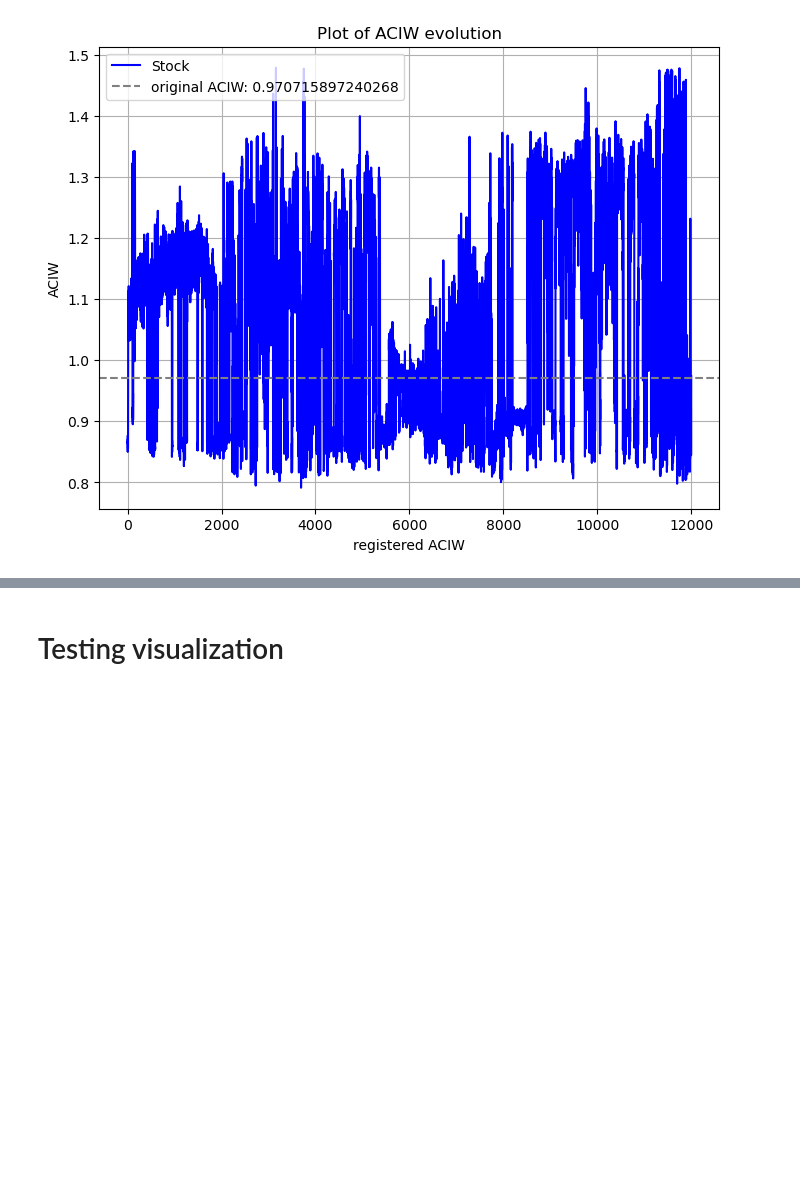
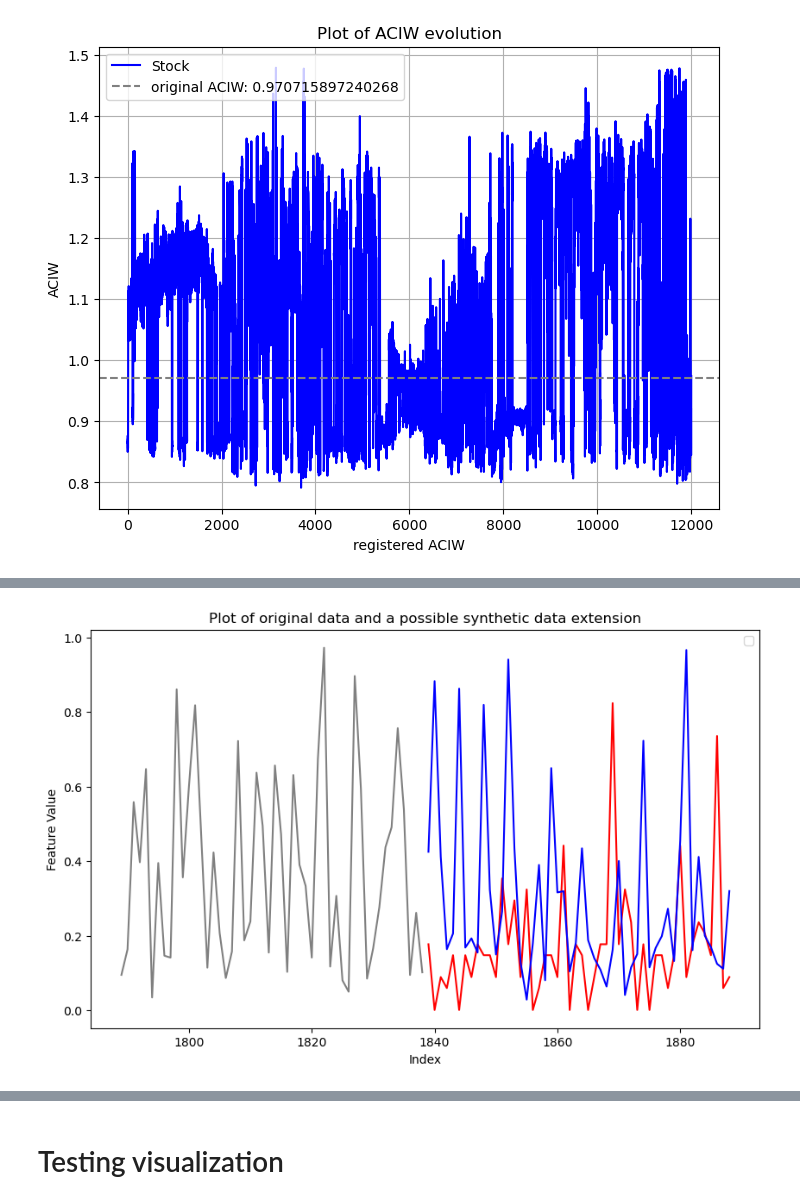
Before and after one commit to H0wl3r2001/timegan-pytorch, a Jupyter notebook: visualization.ipynb, the cells around one changed output, grey strips where cells are left out. Drawn from its saved outputs; the diff is of its cells as text; code cells hidden in the pictures; blank space fills up the shorter version.

```diff
--- a/visualization.ipynb
+++ b/visualization.ipynb
@@ -1311,0 +558,82 @@ Other category has 633 rows and columns: ['Idx', 'V7']
+# %%
+import pickle
+import pandas as pd
+import matplotlib.pyplot as plt
+import numpy as np
+
+def prepare_data1(train, test):
+    # Extract the first elements for the train data array
+    first_elements_train = train[:, 0, 0]
+    # Create an array of indices for the train data array
+    indices_train = np.arange(len(first_elements_train))
+
+    # Create a pandas DataFrame for the train data array
+    df_train = pd.DataFrame({
+        'idx': indices_train,
+        'val': first_elements_train
+    })
+
+    # Extract the first elements for the test data array
+    first_elements_test = test[:, 0, 0]
+    # Create an array of indices for the test data array, starting after the last index of the train array
+    indices_test = np.arange(len(first_elements_test)) + len(first_elements_train)
+
+    # Create a pandas DataFrame for the test data array
+    df_test = pd.DataFrame({
+        'idx': indices_test,
+        'val': first_elements_test
+    })
+
+    return df_train, df_test
+
+# Load original and synthetic data
+path = "output/test"
+
+with open(f"{path}/stock/new/Stock_train_data_1.pickle", "rb") as fb:
+    ori_data = pickle.load(fb)
+
+with open(f"{path}/stock/new/Stock_fake_data_1.pickle", "rb") as fb:
+    fake_data = pickle.load(fb)
+
+with open(f"{path}/stock/new/Stock_test_data_1.pickle", "rb") as fb:
+    test_data = pickle.load(fb)
+
+# Prepare DataFrames for plotting
+df_original, df_fake = prepare_data1(ori_data, fake_data)
+_, df_test = prepare_data1(ori_data, test_data)
+
+#df_fake['val'] = df_fake['val'] * df_test['val'].std()/df_fake['val'].std() + df_test['val'].mean()
+
+# Extract the values
+test_values = df_test['val'].values
+fake_values = df_fake['val'].values
+
+# Calculate min and max of test and fake data
+min_test, max_test = np.min(test_values), np.max(test_values)
+min_fake, max_fake = np.min(fake_values), np.max(fake_values)
+
+# Scale fake data to the range of test data
+scaled_fake_values = (fake_values - min_fake) / (max_fake - min_fake) * (max_test - min_test) + min_test
+
+# Plotting both graphs
+plt.figure(figsize=(10, 6))
+
+# Plot original data in gray
+plt.plot(df_original['idx'][-50:], df_original['val'][-50:], color='gray')
+
+# Plot synthetic data in red
+plt.plot(df_fake['idx'][:50], scaled_fake_values[:50], color='red')
+
+plt.plot(df_test['idx'][:50], test_values[:50], color='blue')
+
+# Set plot labels and title
+plt.xlabel('Index')
+plt.ylabel('Feature Value')
+plt.title('Plot of original data and a possible synthetic data extension')
+
+# Add legend
+plt.legend()
+
+# Show plot
+plt.show()
+# %% [output]
@@ -1311,0 +641 @@ Other category has 633 rows and columns: ['Idx', 'V7']
+[figure, added]
```
Also changed, not shown: parts of 48 cells of this notebook, 31 other files.
